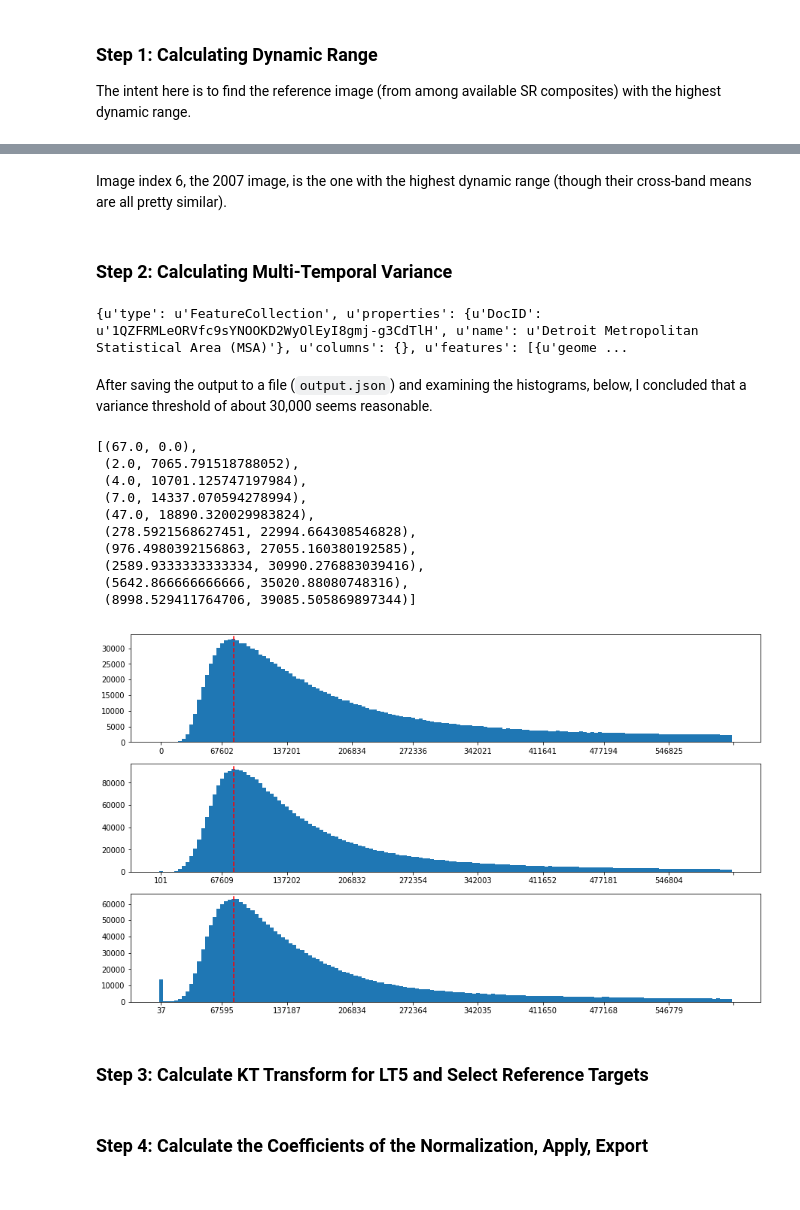
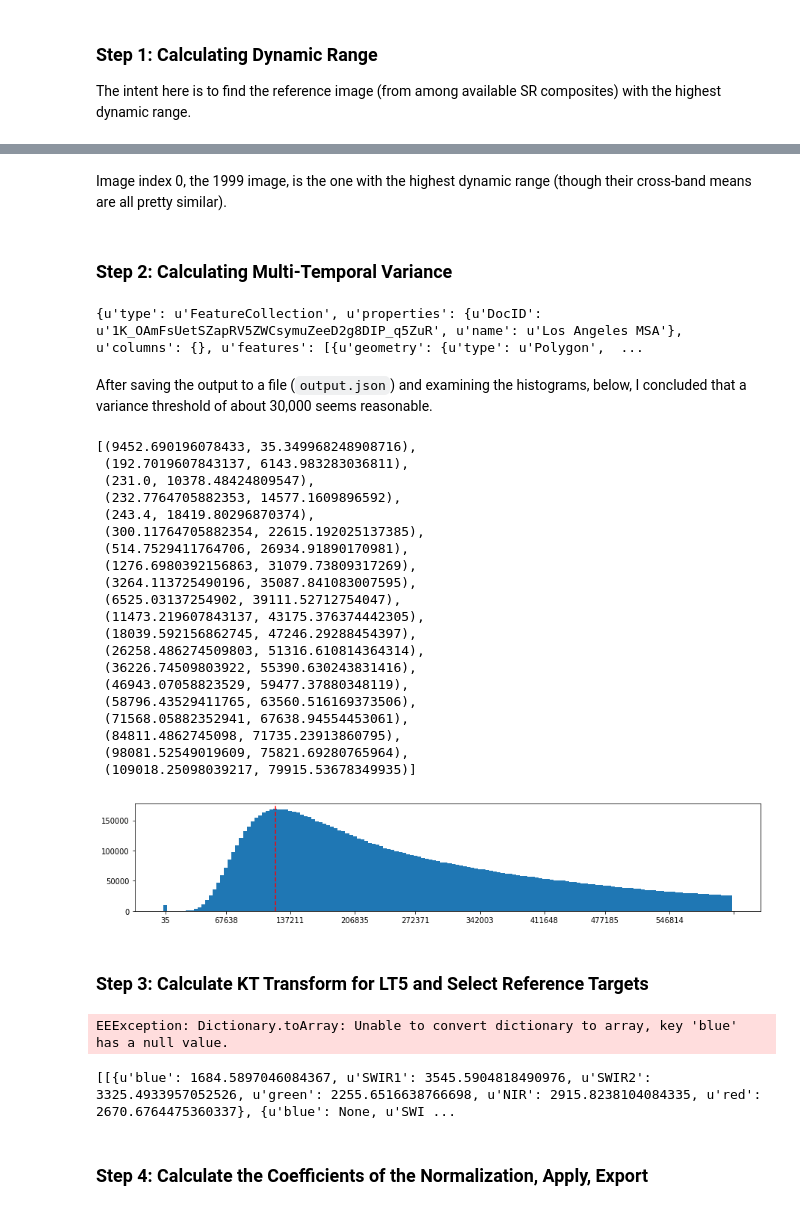
Before and after one commit to arthur-e/ee-python-notebooks, a Jupyter notebook: Dissertation/LT5-LE7 SR with Hall's Rectification - NDVI and LSMA.ipynb, the cells around one changed output, grey strips where cells are left out. Saved outputs shown, nothing was run; the diff lists cells and outputs as text; code cells hidden in the pictures.

Commit message:
Migrating scripts for use in a new study area

```diff
--- a/Dissertation/LT5-LE7 SR with Hall's Rectification - NDVI and LSMA.ipynb
+++ b/Dissertation/LT5-LE7 SR with Hall's Rectification - NDVI and LSMA.ipynb
@@ -393,5 +457,5 @@ print(le7_sr_composites.iterate(lambda img, prev: ee.List(prev).add(img.get('yea
 # %% [markdown]
-Image index 6, the 2007 image, is the one with the highest dynamic range (though their cross-band means are all pretty similar).
+Image index 0, the 1999 image, is the one with the highest dynamic range (though their cross-band means are all pretty similar).
 # %% [markdown]
 ### Step 2: Calculating Multi-Temporal Variance
 # %%
@@ -401,44 +465,59 @@ var_map = lt5_sr_composites\
     .clamp(0, 1e6)
 # %%
 # Choose a variance threshold from the histogram
-histogram = detroit_metro.map(lambda feature: feature.set(ee.Image(var_map).reduceRegion(
-    reducer = ee.Reducer.histogram(), geometry = feature.geometry(), scale = 30)))
+histogram = AOI_REDUCED.map(lambda feature: feature.set(ee.Image(var_map).reduceRegion(
+    reducer = ee.Reducer.histogram(), geometry = feature.geometry(), scale = 30, maxPixels = 14e6)))
 
 print(histogram.getInfo())
 # %% [output]
-{u'type': u'FeatureCollection', u'properties': {u'DocID': u'1QZFRMLeORVfc9sYNOOKD2WyOlEyI8gmj-g3CdTlH', u'name': u'Detroit Metropolitan Statistical Area (MSA)'}, u'columns': {}, u'features': [{u'geome ...
+{u'type': u'FeatureCollection', u'properties': {u'DocID': u'1K_OAmFsUetSZapRV5ZWCsymuZeeD2g8DIP_q5ZuR', u'name': u'Los Angeles MSA'}, u'columns': {}, u'features': [{u'geometry': {u'type': u'Polygon',  ...
 # %% [markdown]
 After saving the output to a file (`output.json`) and examining the histograms, below, I concluded that a variance threshold of about 30,000 seems reasonable.
 # %%
+import pickle
 import numpy as np
 from matplotlib import pyplot as plt
 
-with open('/home/arthur/Desktop/output.json', 'r') as stream:
-    result = eval(stream.read())
+# with open('/home/arthur/Desktop/output.json', 'r') as stream:
+#     result = eval(stream.read())
+
+with open('/home/arthur/Desktop/output.pickle', 'rb') as stream:
+    # Pickled using pickle.dump(massive_dict, stream, protocol = 2)
+    result = pickle.load(stream)
 
 plt.figure(figsize = (15, 9))
 for i, feature in enumerate(result['features']):
     x_data = map(int, feature['properties']['sum']['bucketMeans'])[0:150]
     y_data = map(int, feature['properties']['sum']['histogram'])[0:150]
     plt.subplot(3, 1, i  + 1)
     plt.bar(range(0, len(y_data)), y_data, width = 1)
     idx = map(int, np.linspace(0, len(x_data), 10))
     plt.axvline(y_data.index(max(y_data)), 0, 30000, color = 'red', linestyle = 'dashed')
     plt.xticks(idx, [x for j, x in enumerate(x_data) if j in idx])
 
-zip(result['features'][0]['properties']['sum']['histogram'][0:10],
-    result['features'][0]['properties']['sum']['bucketMeans'][0:10])
+zip(result['features'][0]['properties']['sum']['histogram'][0:20],
+    result['features'][0]['properties']['sum']['bucketMeans'][0:20])
 # %% [output]
-[(67.0, 0.0),
- (2.0, 7065.791518788052),
- (4.0, 10701.125747197984),
- (7.0, 14337.070594278994),
- (47.0, 18890.320029983824),
- (278.5921568627451, 22994.664308546828),
- (976.4980392156863, 27055.160380192585),
- (2589.9333333333334, 30990.276883039416),
- (5642.866666666666, 35020.88080748316),
- (8998.529411764706, 39085.505869897344)]
+[(9452.690196078433, 35.349968248908716),
+ (192.7019607843137, 6143.983283036811),
+ (231.0, 10378.48424809547),
+ (232.7764705882353, 14577.1609896592),
+ (243.4, 18419.80296870374),
+ (300.11764705882354, 22615.192025137385),
+ (514.7529411764706, 26934.91890170981),
+ (1276.6980392156863, 31079.73809317269),
+ (3264.113725490196, 35087.841083007595),
+ (6525.03137254902, 39111.52712754047),
+ (11473.219607843137, 43175.376374442305),
+ (18039.592156862745, 47246.29288454397),
+ (26258.486274509803, 51316.610814364314),
+ (36226.74509803922, 55390.630243831416),
+ (46943.07058823529, 59477.37880348119),
+ (58796.43529411765, 63560.516169373506),
+ (71568.05882352941, 67638.94554453061),
+ (84811.4862745098, 71735.23913860795),
+ (98081.52549019609, 75821.69280765964),
+ (109018.25098039217, 79915.53678349935)]
-[figure, old version]
+[figure, new version]
 # %%
 # Filter to those pixels with variance less than the empirical threshold
@@ -449,8 +528,7 @@ var_threshold = var_map.expression('sum <= 30000', {
 ### Step 3: Calculate KT Transform for LT5 and Select Reference Targets
 # %%
 # Get rectification target means for the reference image
-# NOTE: Index 6 is the 2007 image, the chosen reference composite
-ref_image = ee.ImageCollection(le7_sr_composites).toList(7).get(6)
+ref_image = ee.ImageCollection(le7_sr_composites).toList(1).get(0)
 
 le7_rect_target_means = ee.List([ref_image])\
     .iterate(rectification_reference_means, ee.List([]))
@@ -465,3 +543,11 @@ bright_ref = ee.Image(ee.Dictionary(ee.List(ee.List(le7_rect_target_means).get(0
 dark_ref = ee.Image(ee.Dictionary(ee.List(ee.List(le7_rect_target_means).get(0)).get(1))\
         .toArray(ee.Image(le7_sr_composites.first()).bandNames()))\
     .arrayFlatten([ee.Image(le7_sr_composites.first()).bandNames()])
+
+print(dark_ref.getInfo())
+# %% [output]
+EEException: Dictionary.toArray: Unable to convert dictionary to array, key 'blue' has a null value.
+# %%
+print(ee.List(le7_rect_target_means).getInfo())
+# %% [output]
+[[{u'blue': 1684.5897046084367, u'SWIR1': 3545.5904818490976, u'SWIR2': 3325.4933957052526, u'green': 2255.6516638766698, u'NIR': 2915.8238104084335, u'red': 2670.6764475360337}, {u'blue': None, u'SWI ...
```
Also changed, not shown: parts of 15 cells of this notebook.
